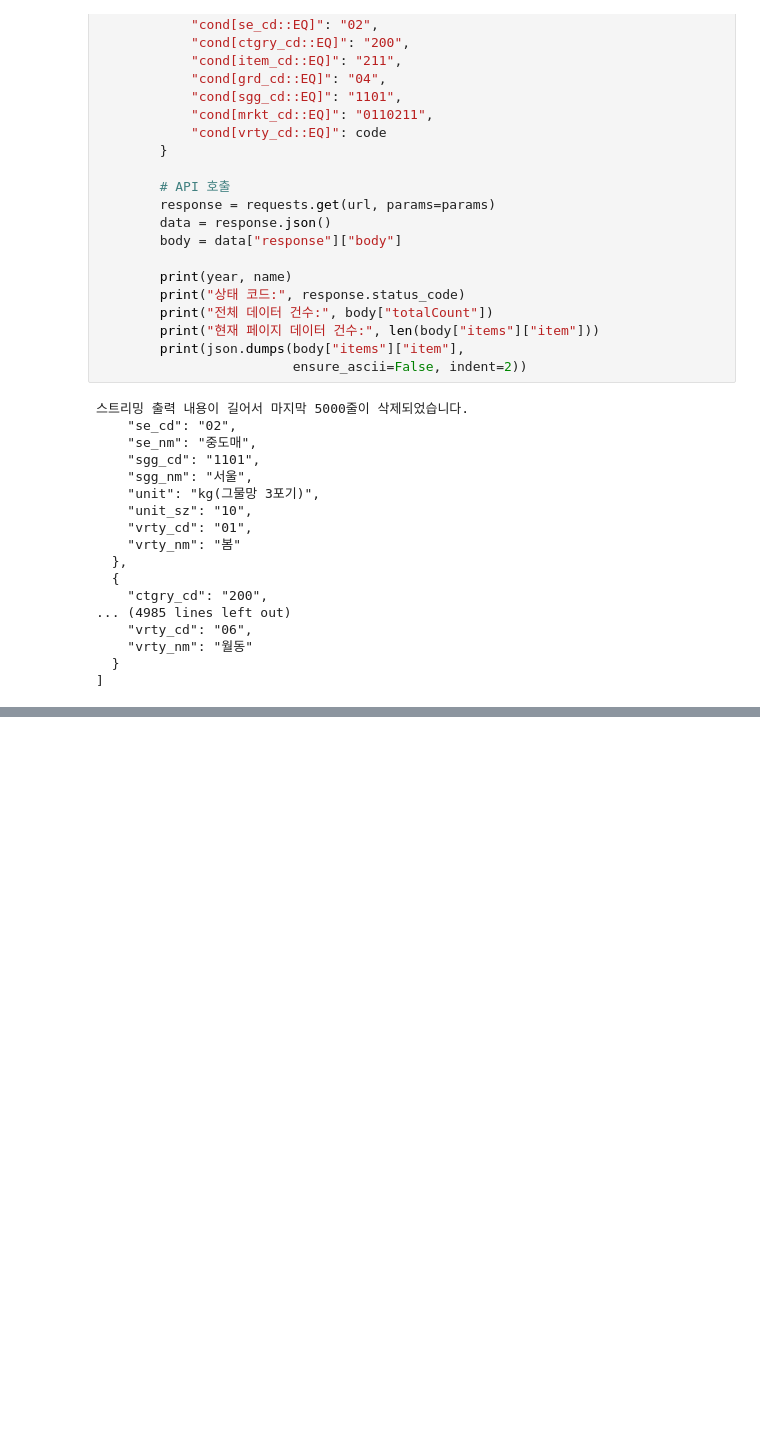
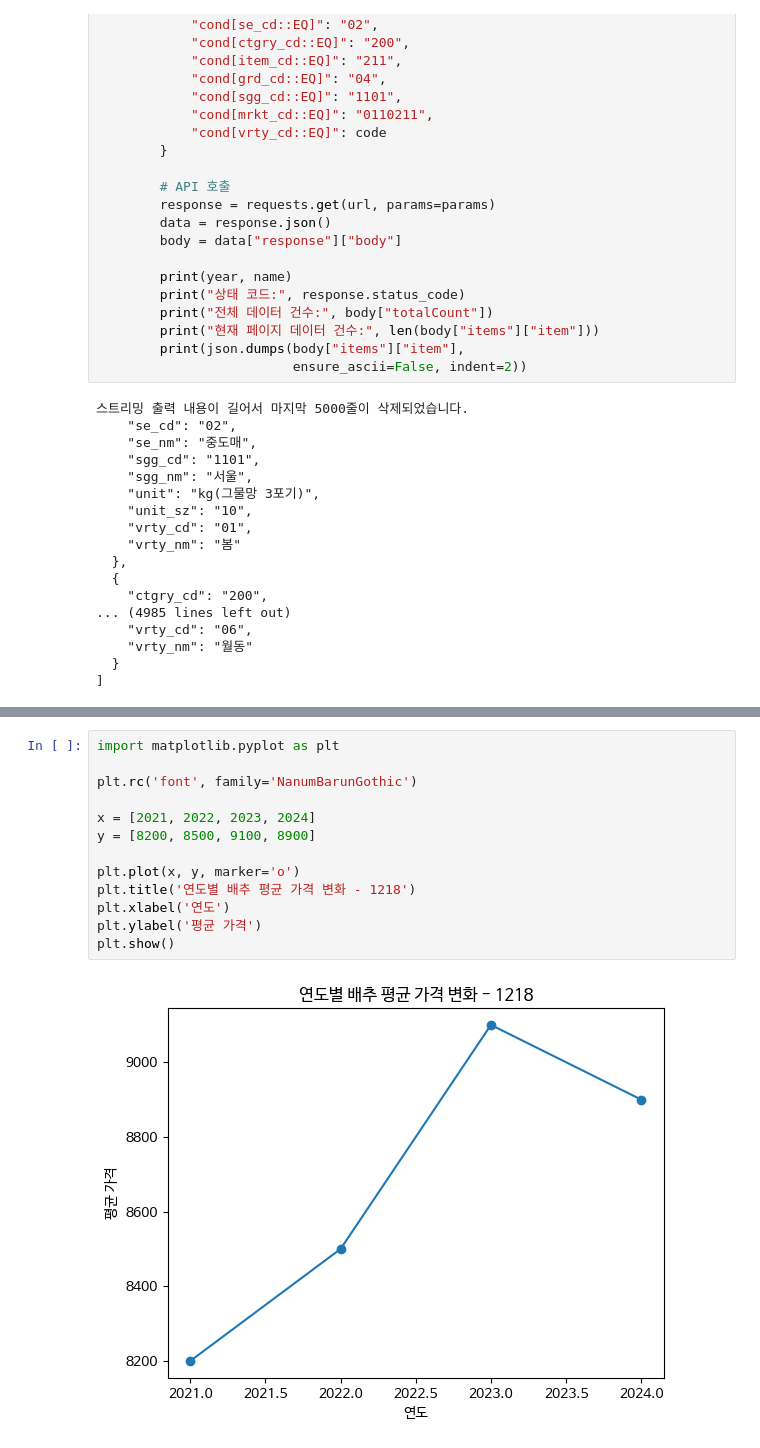
Before and after one commit to arac123/data, a Jupyter notebook: 오픈소스_데이터_분석_4강.ipynb, the cells around one changed output, grey strips where cells are left out. Drawn from its saved outputs; the diff is of its cells as text; blank space fills up the shorter version.

```diff
--- a/오픈소스_데이터_분석_4강.ipynb
+++ b/오픈소스_데이터_분석_4강.ipynb
@@ -293,0 +452,15 @@ for year in range(2015, 2025):
+# %%
+import matplotlib.pyplot as plt
+
+plt.rc('font', family='NanumBarunGothic')
+
+x = [2021, 2022, 2023, 2024]
+y = [8200, 8500, 9100, 8900]
+
+plt.plot(x, y, marker='o')
+plt.title('연도별 배추 평균 가격 변화 - 1218')
+plt.xlabel('연도')
+plt.ylabel('평균 가격')
+plt.show()
+# %% [output]
+[figure, added]
```
Also changed, not shown: parts of 4 cells of this notebook.
